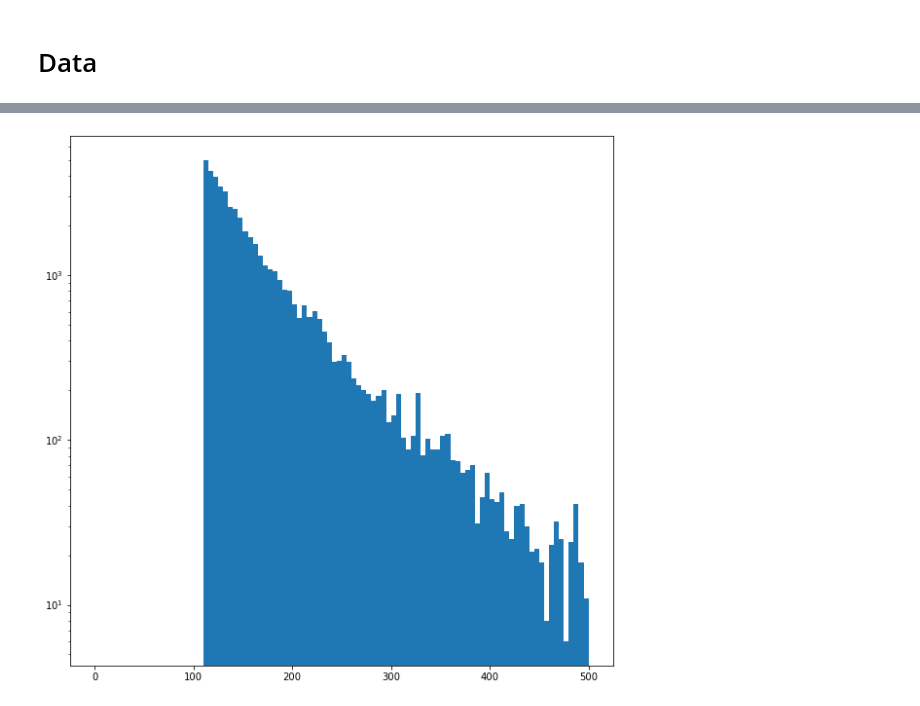
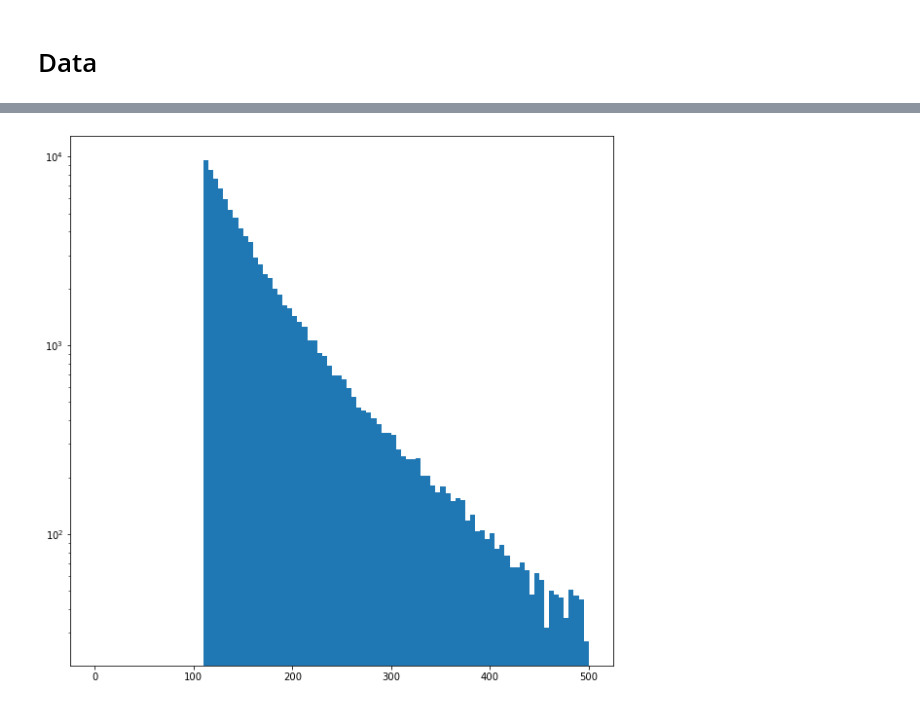
Before and after one commit to antoniovilela/pps-dilepton-analysis-notebook, a Jupyter notebook: Data-Inspection.ipynb, the cells around one changed output, grey strips where cells are left out. Cells and saved outputs as stored; diff of their text form; code cells hidden in the pictures.

```diff
--- a/Data-Inspection.ipynb
+++ b/Data-Inspection.ipynb
@@ -9,9 +12,9 @@ from matplotlib.colors import LogNorm
 # %% [markdown]
 # Signal
 # %%
-df = None
-event_counts = None
-selections_str = None
+df_signal = None
+event_counts_signal = None
+selections_str_signal = None
 #with h5py.File('output/output-MC2017-Elastic-PreSel.h5', 'r') as f:
 #with h5py.File('output/output-MC2017-Elastic-ExclSel.h5', 'r') as f:
 with h5py.File('output/output-MC2017-SingleDissociation-PreSel.h5', 'r') as f:
@@ -28,18 +31,18 @@ with h5py.File('output/output-MC2017-SingleDissociation-PreSel.h5', 'r') as f:
     print ( columns_str )
 
     dset_counts = f['event_counts']
-    event_counts = list( dset_counts )
-    print ( event_counts )
+    event_counts_signal = list( dset_counts )
+    print ( event_counts_signal )
 
     dset_selections = f['selections']
     selections_ = list( dset_selections )
     print ( selections_ )
-    selections_str = [ item.decode("utf-8") for item in selections_ ]
-    print ( selections_str )
+    selections_str_signal = [ item.decode("utf-8") for item in selections_ ]
+    print ( selections_str_signal )
 
-    df = pd.DataFrame( dset, columns=columns_str )
+    df_signal = pd.DataFrame( dset, columns=columns_str )
 
-    print ( df )
+    print ( df_signal )
 # %% [output]
 ['columns', 'event_counts', 'protons', 'selections']
 (131455, 28)
@@ -215,0 +275,2 @@ dtype: int64
+# %%
+df_data = pd.concat( df_data_list )
@@ -238,0 +332,6 @@ df_data
+# %%
+df_data_events = df_data.set_index( ["Run", "LumiSection", "EventNum"] ).drop( columns=['Xi', 'MultiRP', 'Arm', 'RPId1', 'RPId2', 'TrackX1', 'TrackY1', 'TrackX2', 'TrackY2'] )
+df_data_events = df_data_events[ ~df_data_events.index.duplicated(keep='first') ]
+#msk_invmass = ( df_data_events["InvMass"] >= 110. )
+#df_data_events = df_data_events[msk_invmass]
+print ( len( df_data_events ) )
@@ -272,6 +373,6 @@ plt.hist( df_data["ExtraPfCands"], bins=30, range=(0.,30) )
 # %%
 fig = plt.figure( figsize=(10,10) )
-plt.hist( df_data["InvMass"], bins=100, range=(0.,500) )
+plt.hist( df_data_events["InvMass"], bins=100, range=(0.,500) )
 plt.yscale( "log" )
 # %% [output]
-[figure, old version]
+[figure, new version]
```
Also changed, not shown: parts of 30 cells of this notebook, 8 other files.
